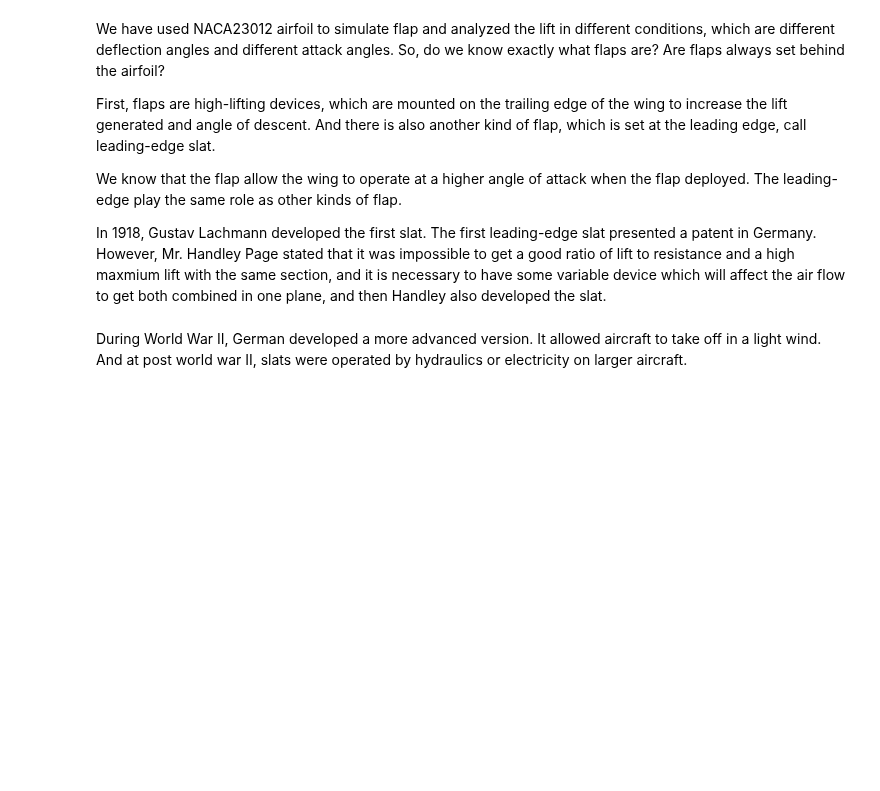
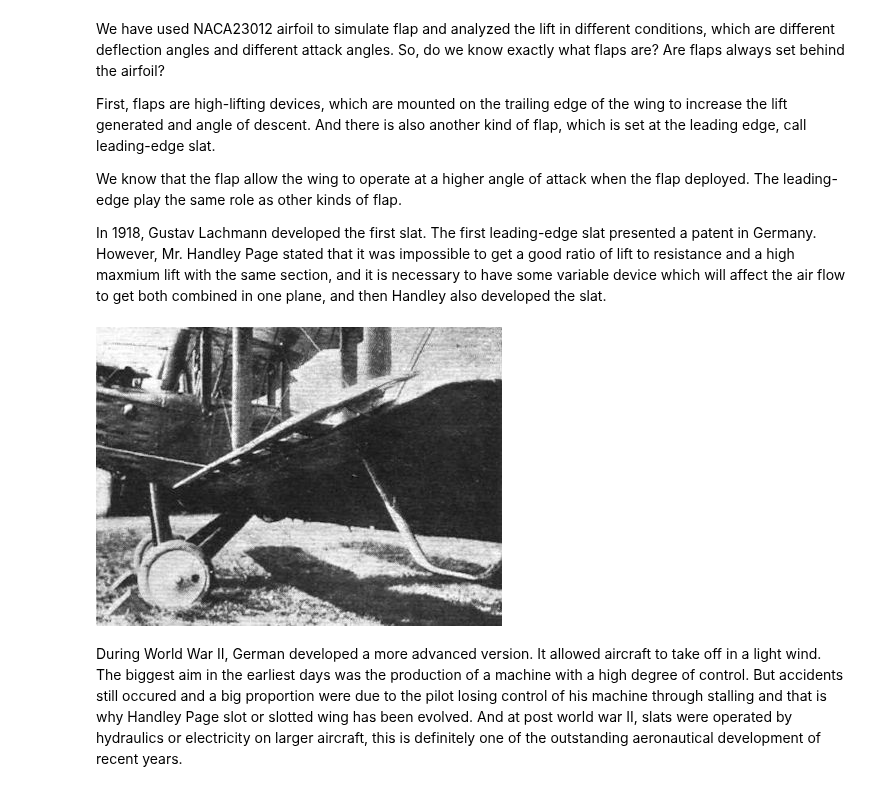
Before and after one commit to barbagroup/AeroPython-studentprojects2017, a Jupyter notebook: jiangtianliu/Jiangtian's_finalproject.ipynb, the cells around one changed output. Saved outputs shown, nothing was run; the diff lists cells and outputs as text; code cells hidden in the pictures; blank space fills up the shorter version.

Commit message:
used naca23012 simulate as slat

```diff
--- a/jiangtianliu/Jiangtian's_finalproject.ipynb
+++ b/jiangtianliu/Jiangtian's_finalproject.ipynb
@@ -15,2 +13,7 @@ picture
+# %%
+from IPython.display import Image
+Image(filename='Handley.jpg')
+# %% [output]
+[figure, added]
 # %% [markdown]
-During World War II, German developed a more advanced version. It allowed aircraft to take off in a light wind. And at post world war II, slats were operated by hydraulics or electricity on larger aircraft.
+During World War II, German developed a more advanced version. It allowed aircraft to take off in a light wind. The biggest aim in the earliest days was the production of a machine with a high degree of control. But accidents still occured and a big proportion were due to the pilot losing control of his machine through stalling and that is why Handley Page slot or slotted wing has been evolved. And at post world war II, slats were operated by hydraulics or electricity on larger aircraft, this is definitely one of the outstanding aeronautical development of recent years.
```
Also changed, not shown: parts of 16 cells of this notebook.
